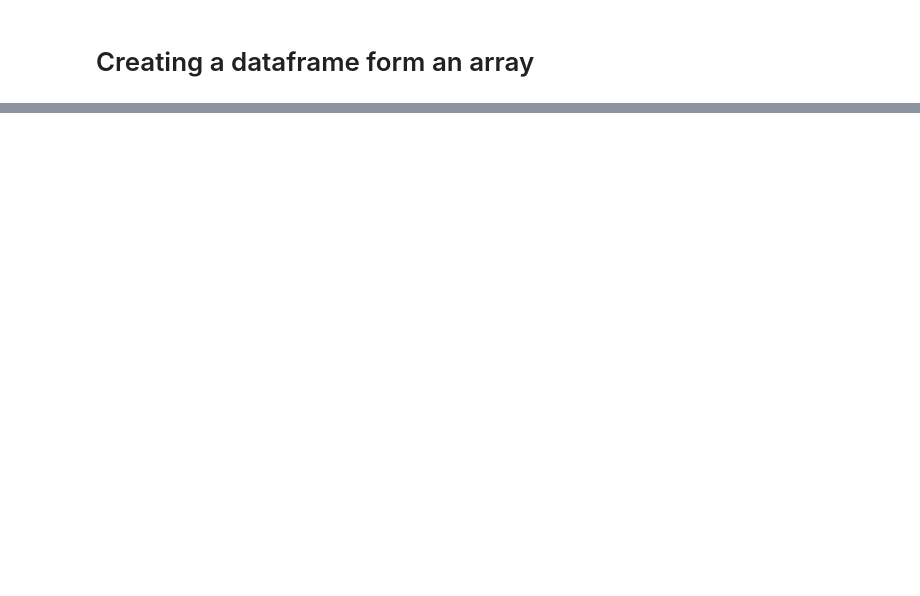
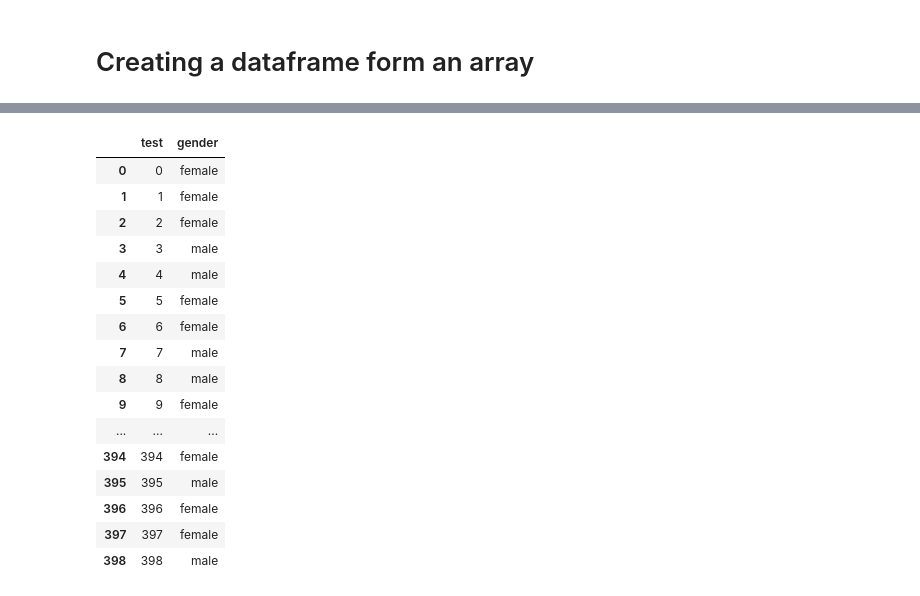
Before and after one commit to Stan-is-the-man/Data_science_bootcamp_2023, a Jupyter notebook: data_science_bootcamp.ipynb, the cells around one changed output, grey strips where cells are left out. Cells and saved outputs as stored; diff of their text form; code cells hidden in the pictures; blank space fills up the shorter version.

```diff
--- a/data_science_bootcamp.ipynb
+++ b/data_science_bootcamp.ipynb
@@ -80,0 +92,20 @@ pandas.core.frame.DataFrame
+# %%
+df_exams[['test', 'gender']]
+# %% [output]
+|  | test | gender |
+| 0 | 0 | female |
+| 1 | 1 | female |
+| 2 | 2 | female |
+| 3 | 3 | male |
+| 4 | 4 | male |
+| 5 | 5 | female |
+| 6 | 6 | female |
+| 7 | 7 | male |
+| 8 | 8 | male |
+| 9 | 9 | female |
+| ... | ... | ... |
+| 394 | 394 | female |
+| 395 | 395 | male |
+| 396 | 396 | female |
+| 397 | 397 | female |
+| 398 | 398 | male |
```
Also changed, not shown: parts of 11 cells of this notebook.
